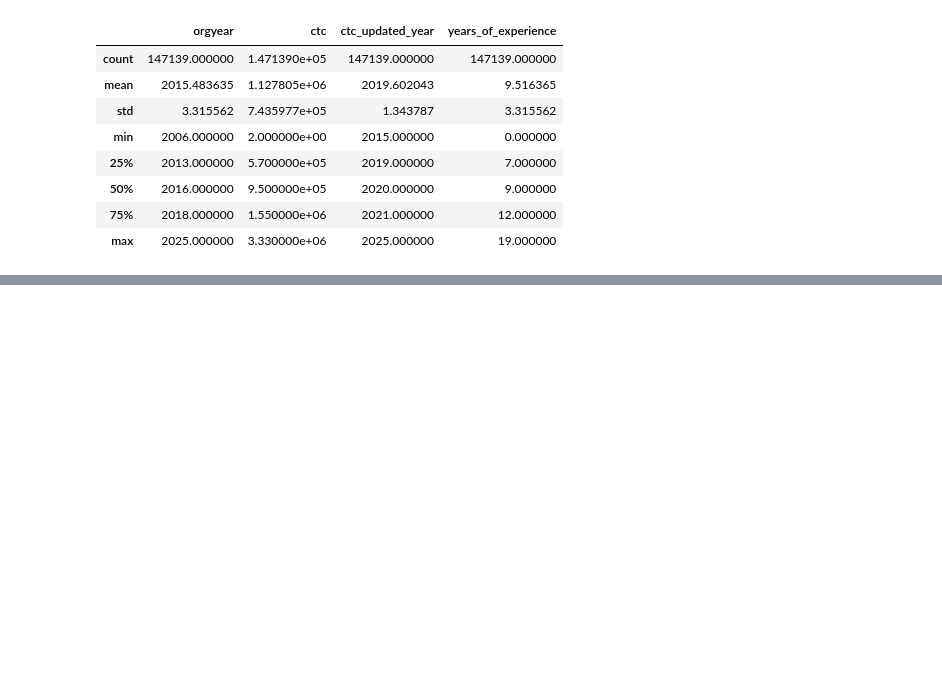
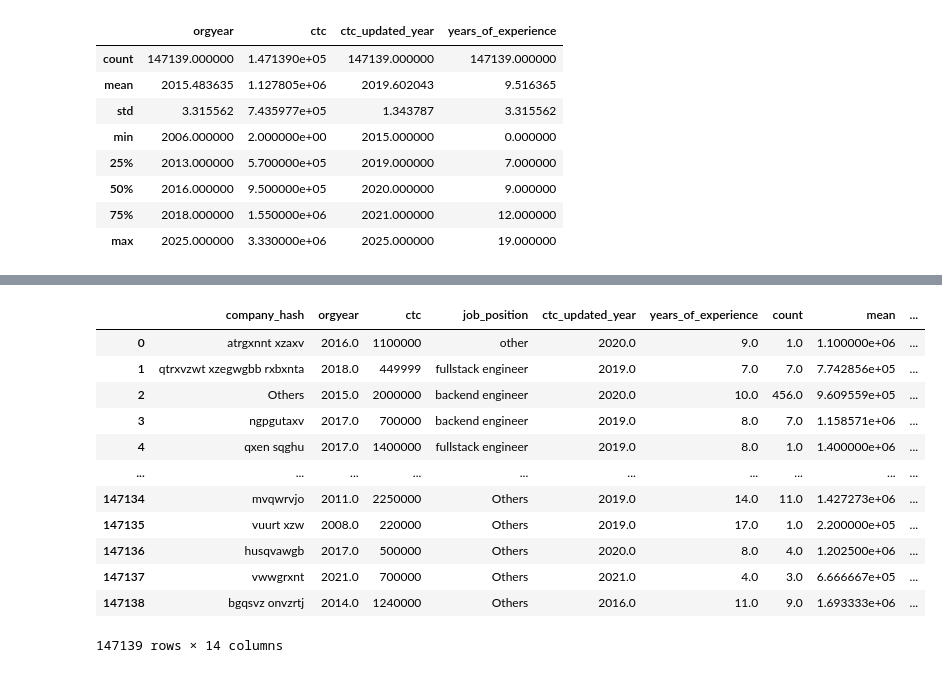
Before and after one commit to mayankbrn/9.12_Clustering_learners, a Jupyter notebook: Clustering_learners.ipynb, the cells around one changed output, grey strips where cells are left out. Saved outputs shown, nothing was run; the diff lists cells and outputs as text; code cells hidden in the pictures; blank space fills up the shorter version.

```diff
--- a/Clustering_learners.ipynb
+++ b/Clustering_learners.ipynb
@@ -598,0 +686,17 @@ df.describe()
+# %%
+df_cjy = df.merge(grouped_c_j_y, on = ['years_of_experience', 'job_position', 'company_hash'], how = 'left')
+df_cjy
+# %% [output]
+|  | company_hash | orgyear | ctc | job_position | ctc_updated_year | years_of_experience | count | mean | ... |
+| 0 | atrgxnnt xzaxv | 2016.0 | 1100000 | other | 2020.0 | 9.0 | 1.0 | 1.100000e+06 | ... |
+| 1 | qtrxvzwt xzegwgbb rxbxnta | 2018.0 | 449999 | fullstack engineer | 2019.0 | 7.0 | 7.0 | 7.742856e+05 | ... |
+| 2 | Others | 2015.0 | 2000000 | backend engineer | 2020.0 | 10.0 | 456.0 | 9.609559e+05 | ... |
+| 3 | ngpgutaxv | 2017.0 | 700000 | backend engineer | 2019.0 | 8.0 | 7.0 | 1.158571e+06 | ... |
+| 4 | qxen sqghu | 2017.0 | 1400000 | fullstack engineer | 2019.0 | 8.0 | 1.0 | 1.400000e+06 | ... |
+| ... | ... | ... | ... | ... | ... | ... | ... | ... | ... |
+| 147134 | mvqwrvjo | 2011.0 | 2250000 | Others | 2019.0 | 14.0 | 11.0 | 1.427273e+06 | ... |
+| 147135 | vuurt xzw | 2008.0 | 220000 | Others | 2019.0 | 17.0 | 1.0 | 2.200000e+05 | ... |
+| 147136 | husqvawgb | 2017.0 | 500000 | Others | 2020.0 | 8.0 | 4.0 | 1.202500e+06 | ... |
+| 147137 | vwwgrxnt | 2021.0 | 700000 | Others | 2021.0 | 4.0 | 3.0 | 6.666667e+05 | ... |
+| 147138 | bgqsvz onvzrtj | 2014.0 | 1240000 | Others | 2016.0 | 11.0 | 9.0 | 1.693333e+06 | ... |
+147139 rows × 14 columns
```
Also changed, not shown: parts of 42 cells of this notebook.
